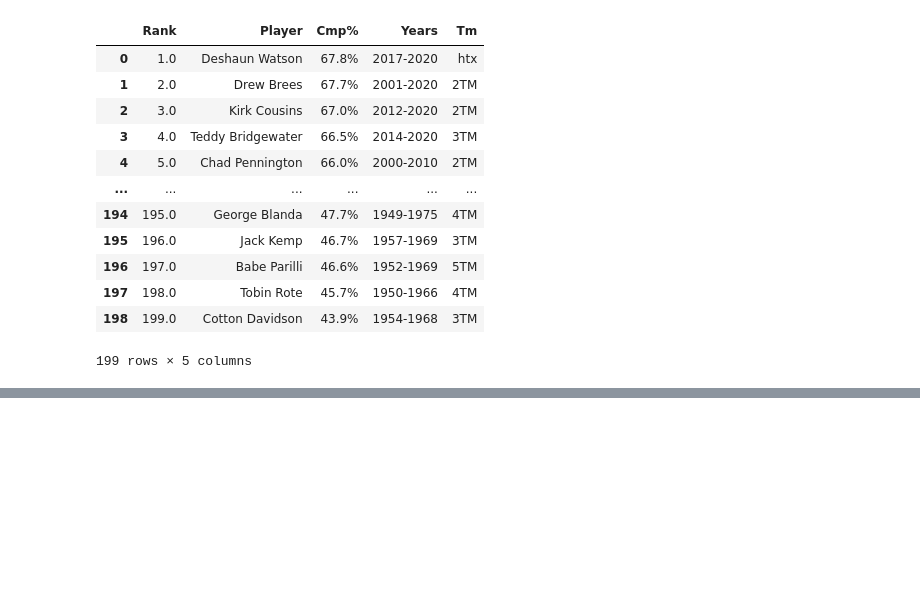
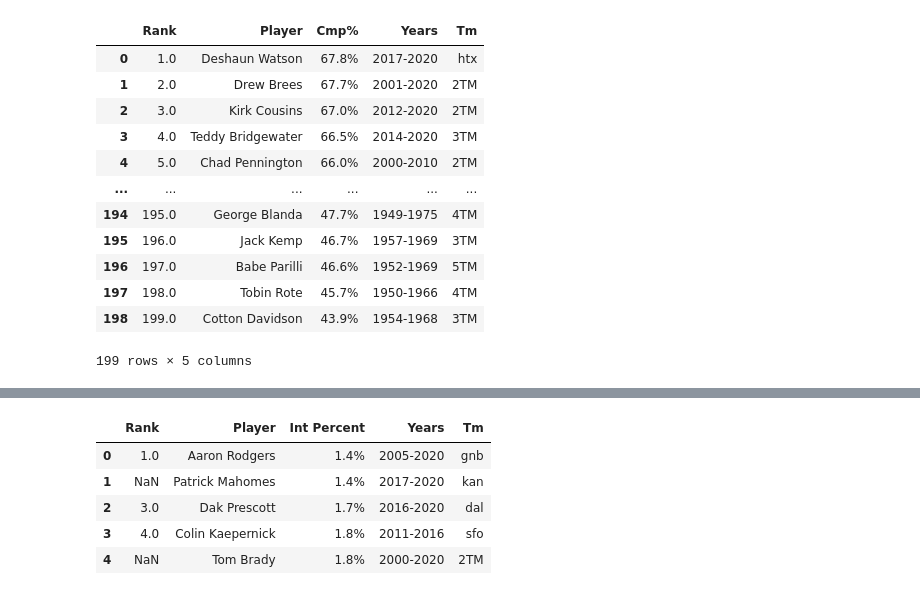
Before and after one commit to meghanvl/ETL, a Jupyter notebook: QB Stats - Extraction and Transformation.ipynb, the cells around one changed output, grey strips where cells are left out. Saved outputs shown, nothing was run; the diff lists cells and outputs as text; code cells hidden in the pictures; blank space fills up the shorter version.

```diff
--- a/QB Stats - Extraction and Transformation.ipynb
+++ b/QB Stats - Extraction and Transformation.ipynb
@@ -285,0 +332,12 @@ completion_percent_df
+# %%
+#Taking the interception percent DF, loading it into SQL, then checking if it worked
+newDf.to_sql(name='int_percent', con=engine, if_exists='append', index=False)
+
+pd.read_sql_query('select * from int_percent', con=engine).head()
+# %% [output]
+|  | Rank | Player | Int Percent | Years | Tm |
+| 0 | 1.0 | Aaron Rodgers | 1.4% | 2005-2020 | gnb |
+| 1 | NaN | Patrick Mahomes | 1.4% | 2017-2020 | kan |
+| 2 | 3.0 | Dak Prescott | 1.7% | 2016-2020 | dal |
+| 3 | 4.0 | Colin Kaepernick | 1.8% | 2011-2016 | sfo |
+| 4 | NaN | Tom Brady | 1.8% | 2000-2020 | 2TM |
```
Also changed, not shown: parts of 7 cells of this notebook.
